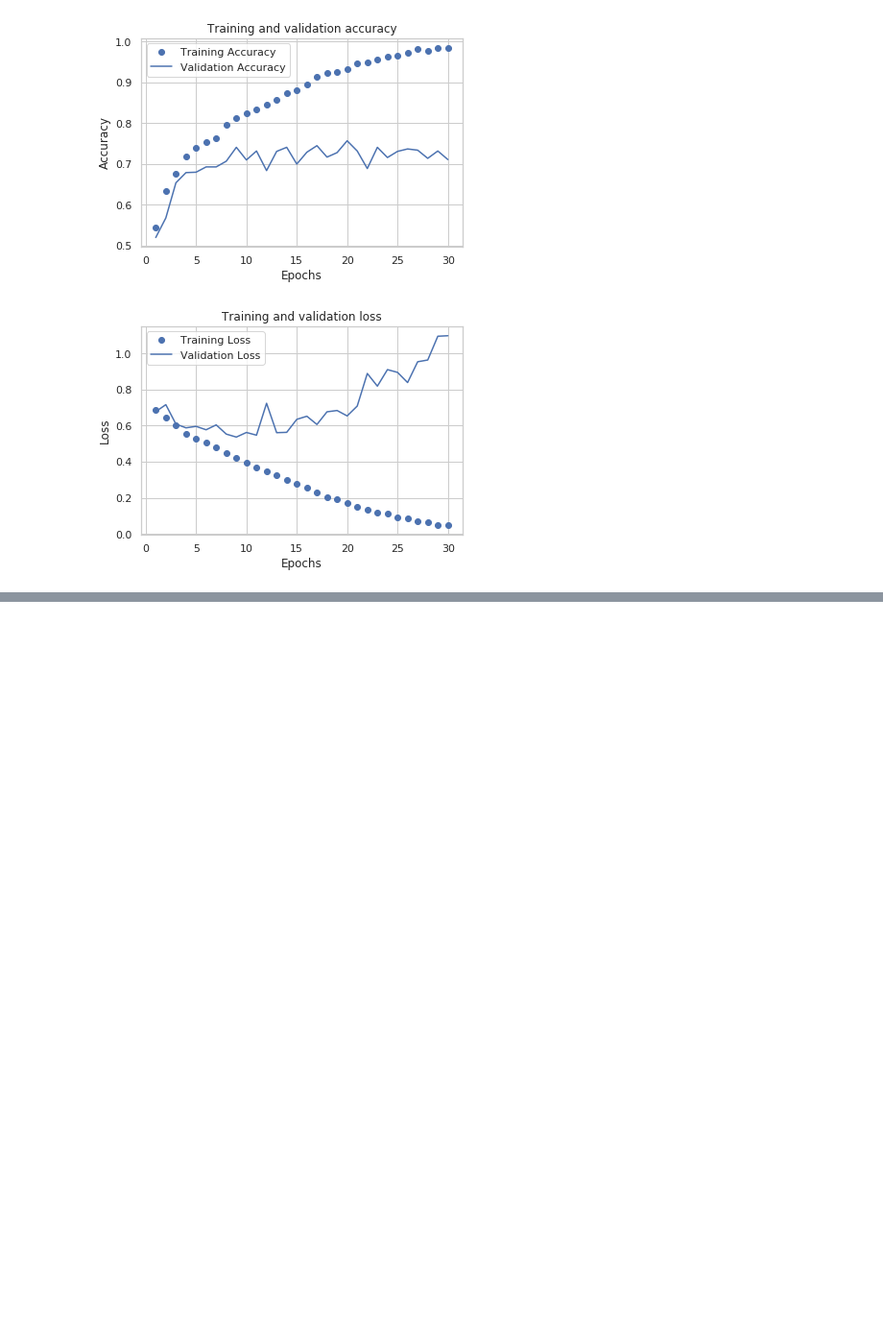
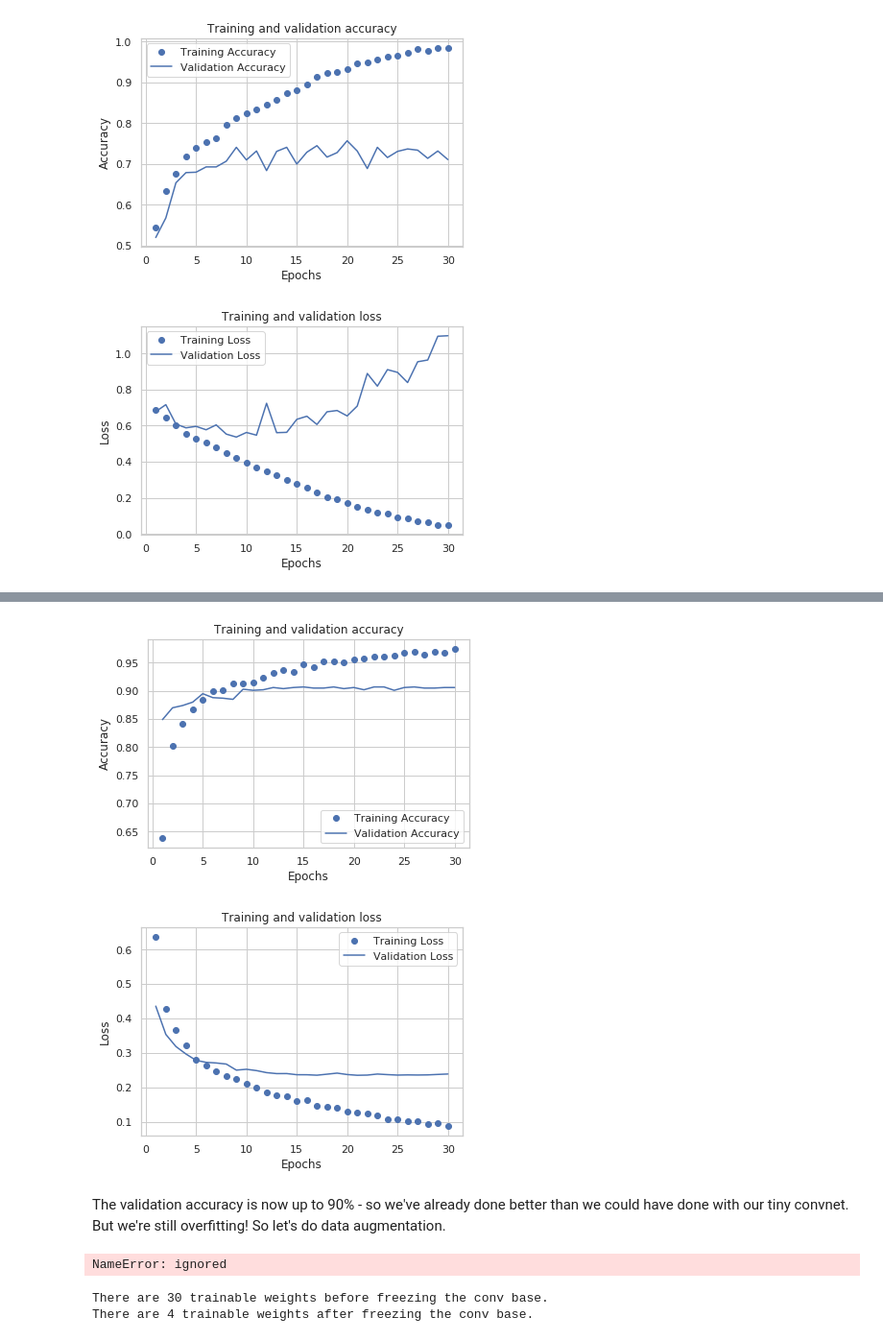
Before and after one commit to wllgrnt/keras-examples, a Jupyter notebook: Chapter5.ipynb, the cells around one changed output, grey strips where cells are left out. Shown: that part at 96% size. Drawn from its saved outputs; the diff is of its cells as text; code cells hidden in the pictures; blank space fills up the shorter version.

```diff
--- a/Chapter5.ipynb
+++ b/Chapter5.ipynb
@@ -384,0 +661,21 @@ plt.show()
+# %%
+# The extracted features are of shape (samples, 4,4,512), so we need to flatten them:
+train_features = np.reshape(train_features, (2000, 4*4*512))
+validation_features = np.reshape(validation_features, (1000, 4*4*512))
+test_features = np.reshape(test_features, (1000, 4*4*512))
+# %%
+# Run the Dense classifier
+model = keras.models.Sequential()
+model.add(keras.layers.Dense(256, activation="relu", input_dim=4*4*512))
+model.add(keras.layers.Dropout(0.5))
+model.add(keras.layers.Dense(1, activation="sigmoid"))
+
+model.compile(optimizer=keras.optimizers.RMSprop(lr=2e-5),
+              loss="binary_crossentropy",
+              metrics=["acc"]
+             )
+
+history = model.fit(train_features, train_labels,
+                   epochs=30,
+                   batch_size=20,
+                   validation_data=(validation_features, validation_labels))
@@ -384,0 +708,51 @@ plt.show()
+# %%
+# Plot the loss and accuracy of the model over the training and validation data
+history_dict = history.history
+acc = history_dict["acc"]
+val_acc = history_dict["val_acc"]
+loss = history_dict["loss"]
+val_loss = history_dict["val_loss"]
+epochs = range(1, len(loss) +1)
+
+plt.plot(epochs, acc, "bo", label="Training Accuracy")
+plt.plot(epochs, val_acc, "b", label="Validation Accuracy")
+plt.title("Training and validation accuracy")
+plt.xlabel("Epochs")
+plt.ylabel("Accuracy")
+plt.legend()
+plt.show()
+
+plt.plot(epochs, loss, "bo", label="Training Loss")
+plt.plot(epochs, val_loss, "b", label="Validation Loss")
+plt.title("Training and validation loss")
+plt.xlabel("Epochs")
+plt.ylabel("Loss")
+plt.legend()
+plt.show()
+# %% [output]
+[figure, added]
+[figure, added]
+# %% [markdown]
+The validation accuracy is now up to 90% - so we've already done better than we could have done  with our tiny convnet. But we're still overfitting! So let's do data augmentation.
+# %%
+# Feature extraction, with data augmentation
+model = keras.models.Sequential()
+model.add(conv_base)
+model.add(keras.layers.Flatten())
+model.add(keras.layers.Dense(256, activation="relu"))
+model.add(keras.layers.Dense(1, activation="sigmoid"))
+
+model.summary()
+# %% [output]
+NameError: ignored
+# %%
+# Freeze the convolutional base, otherwise its weights will be destroyed by the random
+# initialisation of the Dense layers on top during training.
+
+print(f"There are {len(model.trainable_weights)} trainable weights before freezing the conv base.")
+conv_base.trainable = False
+# There are 4 weight tensors - two per Dense layer (weights and bias).
+print(f"There are {len(model.trainable_weights)} trainable weights after freezing the conv base.")
+# %% [output]
+There are 30 trainable weights before freezing the conv base.
+There are 4 trainable weights after freezing the conv base.
```
Also changed, not shown: parts of 16 cells of this notebook.
